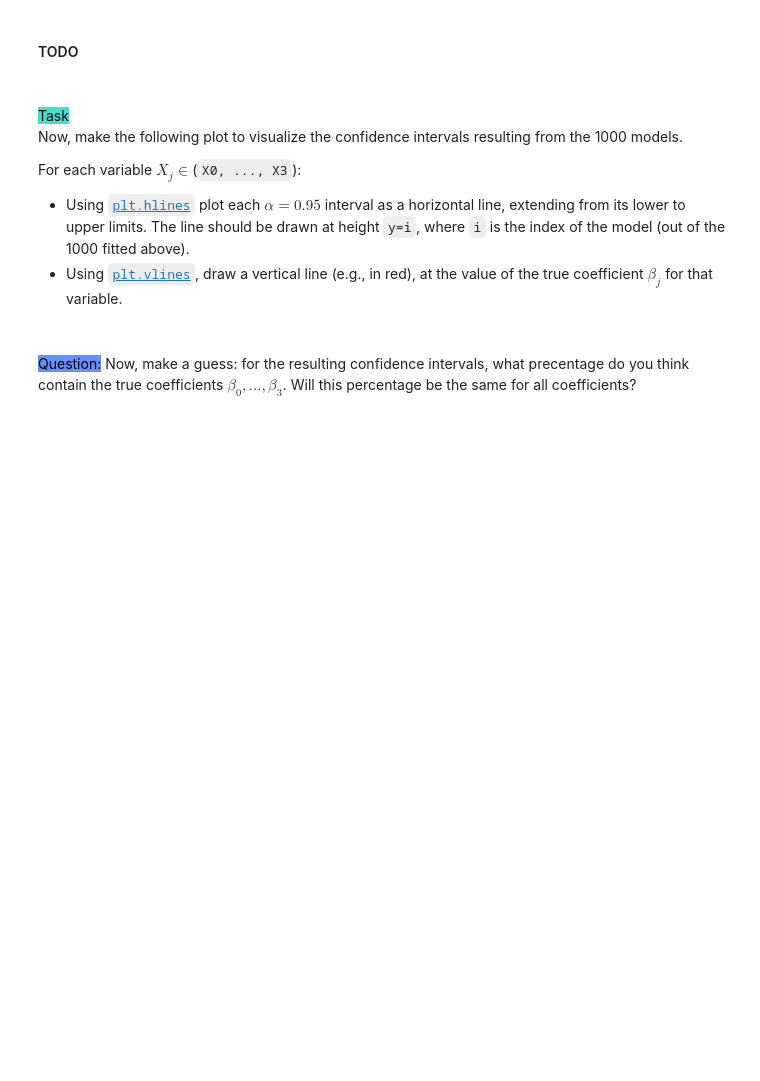
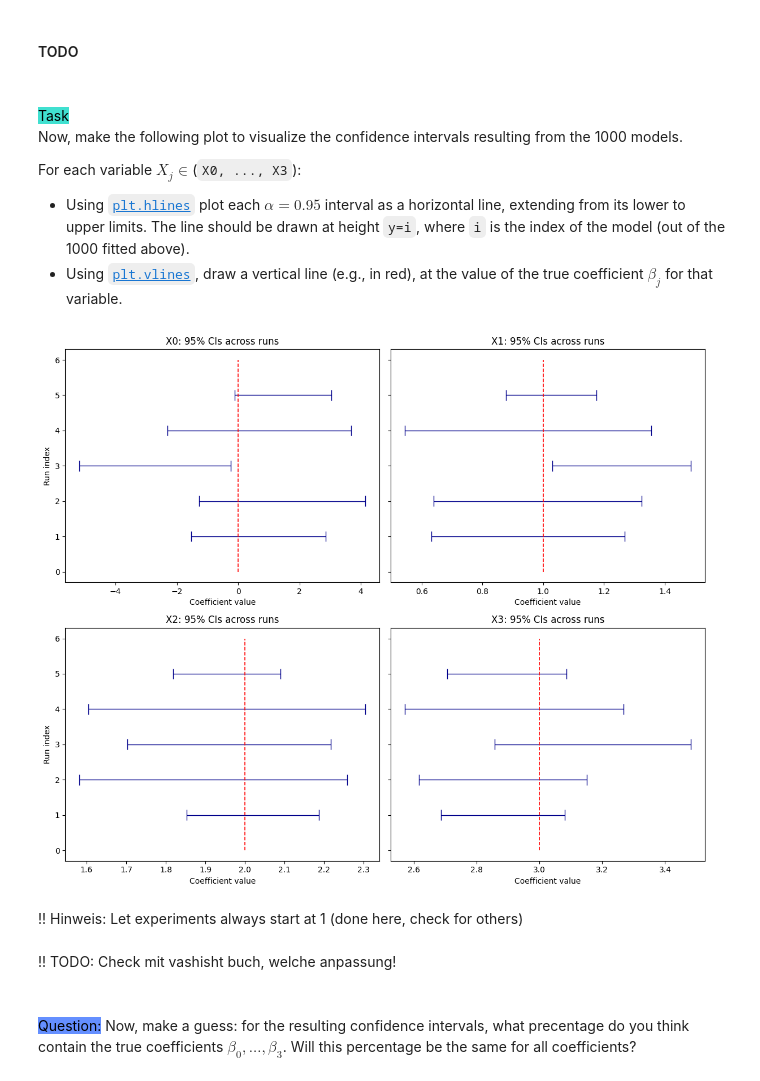
Before and after one commit to causalchamber/potsdam-25-ml-theory-to-practice, a Jupyter notebook: project_11/project_11_linear_models_synthetic.ipynb, the cells around one changed output. Drawn from its saved outputs; the diff is of its cells as text; code cells hidden in the pictures; blank space fills up the shorter version.

```diff
--- a/project_11/project_11_linear_models_synthetic.ipynb
+++ b/project_11/project_11_linear_models_synthetic.ipynb
@@ -326,7 +370,48 @@ For each variable $X_j \in $(`X0, ..., X3`):
 - Using [`plt.hlines`](https://matplotlib.org/stable/api/_as_gen/matplotlib.pyplot.hlines.html) plot each $\alpha = 0.95$ interval as a horizontal line, extending from its lower to upper limits. The line should be drawn at height `y=i`, where `i` is the index of the model (out of the 1000 fitted above).
 - Using [`plt.vlines`](https://matplotlib.org/stable/api/_as_gen/matplotlib.pyplot.vlines.html), draw a vertical line (e.g., in red), at the value of the true coefficient $\beta_j$ for that variable.
 # %%
-# TODO: your code goes here
+import matplotlib.pyplot as plt
+
+vars = ['X0', 'X1', 'X2', 'X3']
+true_map = {'X0': 0, 'X1': 1, 'X2': 2, 'X3': 3}
+
+fig, axes = plt.subplots(2, 2, figsize=(12, 10), sharey=True)
+axes = axes.flatten()
+
+for i, var in enumerate(vars):
+    ax = axes[i]
+    sub = cis_df[cis_df['var'] == var].sort_values('experiment')
+    y = sub['experiment'].to_numpy() + 1
+    low = sub['low'].to_numpy()
+    high = sub['high'].to_numpy()
+    true_val = true_coefficients[true_map[var]]
+
+    # horizontal lines for CIs
+    ax.hlines(y=y, xmin=low, xmax=high, color='darkblue', linewidth=1)
+
+    # vertical caps
+    cap_height = 0.15
+    ax.vlines(x=low, ymin=y - cap_height, ymax=y + cap_height, color='darkblue', linewidth=1)
+    ax.vlines(x=high, ymin=y - cap_height, ymax=y + cap_height, color='darkblue', linewidth=1)
+
+    # vertical red line for true coefficient
+    ax.vlines(true_val, ymin=y.min()-1, ymax=y.max()+1,
+              linestyles='--', colors='red', linewidth=1.2)
+
+    ax.set_title(f"{var}: 95% CIs across runs")
+    ax.set_xlabel("Coefficient value")
+    if i % 2 == 0:
+        ax.set_ylabel("Run index")
+    ax.invert_yaxis()
+
+plt.tight_layout()
+plt.show()
+# %% [output]
+[figure, added]
+# %% [markdown]
+!! Hinweis: Let experiments always start at 1 (done here, check for others)
+# %% [markdown]
+!! TODO: Check mit vashisht buch, welche anpassung!
 # %% [markdown]
 <br>
 
```
Also changed, not shown: parts of 14 cells of this notebook.
